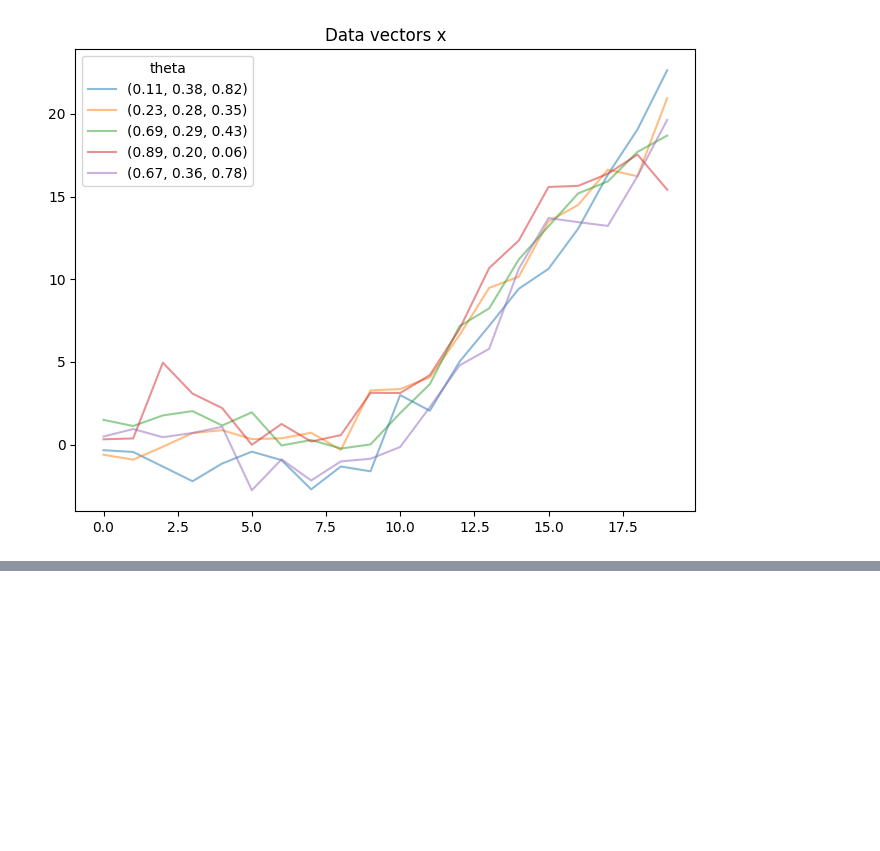
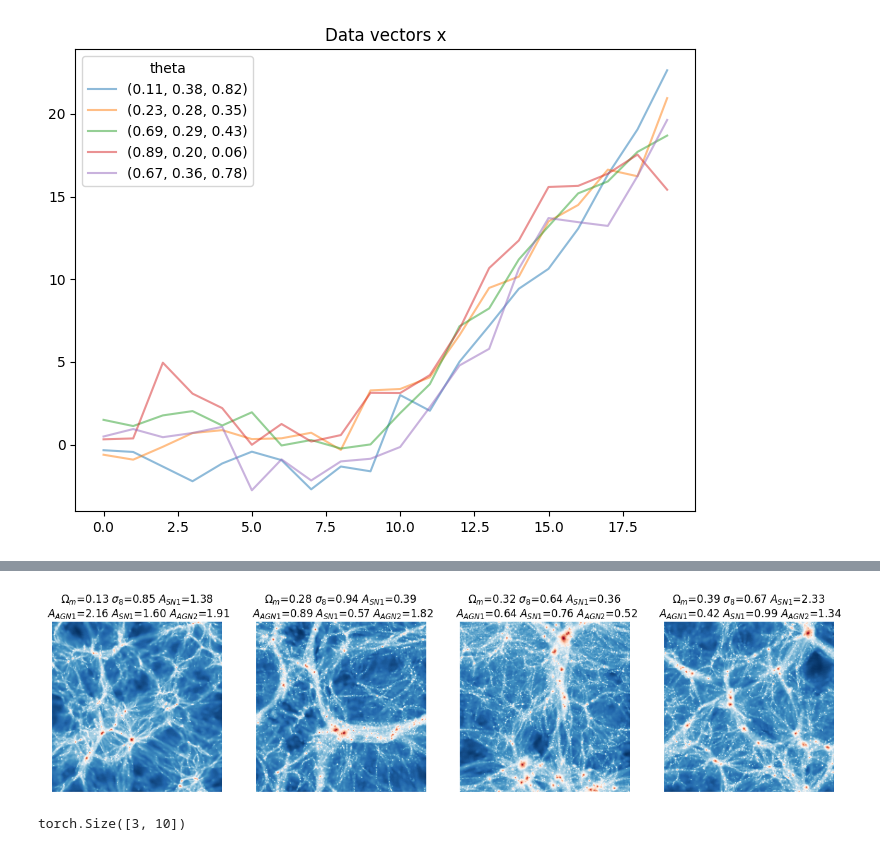
Before and after one commit to maho3/ltu-ili, a Jupyter notebook: notebooks/tutorial.ipynb, the cells around one changed output, grey strips where cells are left out. Saved outputs shown, nothing was run; the diff lists cells and outputs as text; code cells hidden in the pictures; blank space fills up the shorter version.

```diff
--- a/notebooks/tutorial.ipynb
+++ b/notebooks/tutorial.ipynb
@@ -77,3 +80,6 @@ runner = SBIRunner(
     proposal=None,
     output_path=None  # no output path, so nothing will be saved to file
 )
+# %%
+# train the model
+posterior, summaries = runner(loader=loader)
@@ -150,6 +311,14 @@ f = metric(posterior=posterior, x_obs = x[ind], theta_obs=theta[ind], x=x, theta
 # %%
 # calculate and plot the TARP metric to describe multivariate posterior coverage
+# (note, with MCMC this takes a while)
 metric = TARP(
-    backend='sbi', output_path=None, num_samples=1000,
-    sample_method='pyro', labels=[f'$\\theta_{i}$' for i in range(3)])
-f = metric(posterior=posterior, x_obs = x[ind], theta_obs=theta[ind], x=x, theta=theta)
+    backend='sbi', output_path=None, num_samples=10,
+    sample_method='slice_np_vectorized',
+    sample_params={'num_chains': 4, 'burn_in':100, 'thin': 1},
+    labels=[f'$\\theta_{i}$' for i in range(3)]
+)
+fig = metric(
+    posterior=posterior,
+    x_obs = x[ind], theta_obs=theta[ind],
+    x=x, theta=theta
+)
@@ -162,0 +337,12 @@ This example uses the same dataset as the previous SNPE example, but uses a like
+# %%
+x = np.log10(np.load('./toy/Maps_Mcdm_IllustrisTNG_LH_z=0.00.npy'))
+theta = np.loadtxt('./toy/params_LH_IllustrisTNG.txt')
+theta = np.repeat(theta, 15, axis=0)
+
+mask = np.random.rand(len(theta))<0.1
+x = x[mask]
+theta = theta[mask]
+
+x = x[:,None,...]
+
+loader = NumpyLoader(x=x, theta=theta)
@@ -162,0 +352,46 @@ This example uses the same dataset as the previous SNPE example, but uses a like
+# %%
+labels = [r'$\Omega_m$', r'$\sigma_8$', r'$A_{SN1}$',
+          r'$A_{AGN1}$', r'$A_{SN1}$', r'$A_{AGN2}$']
+
+# plot a few examples of the data
+fig, axs = plt.subplots(1, 4, figsize=(16, 4))
+for i in range(4):
+    ind = np.random.randint(len(x))
+    im = axs[i].imshow(x[ind,0], cmap='RdBu_r')
+
+    title = [f'{labels[j]}={theta[ind,j]:.2f}' for j in range(6)]
+    title.insert(3, '\n')
+    axs[i].set_title(' '.join(title))
+    axs[i].axis('off')
+# %% [output]
+[figure, added]
+# %%
+# let's build a convolutional embedding network for processing images
+
+class ConvNet(nn.Module):
+    def __init__(self):
+        super(ConvNet, self).__init__()
+        self.conv_layers = nn.Sequential(
+            nn.Conv2d(1, 8, kernel_size=8, stride=2, padding=1),
+            nn.ReLU(),
+            nn.MaxPool2d(kernel_size=4, stride=2),
+            nn.Conv2d(8, 16, kernel_size=4, stride=2, padding=1),
+            nn.ReLU(),
+            nn.MaxPool2d(kernel_size=4, stride=2),
+            nn.Conv2d(16, 32, kernel_size=4, stride=2, padding=1),
+            nn.ReLU(),
+            nn.MaxPool2d(kernel_size=4, stride=2)
+        )
+        self.fc_layers = nn.Sequential(
+            nn.Linear(128, 32),
+            nn.ReLU(),
+            nn.Linear(32, 10)
+        )
+
+    def forward(self, x):
+        out = self.conv_layers(x)
+        out = out.view(out.size(0), -1)
+        out = self.fc_layers(out)
+        return out
+# %% [output]
+torch.Size([3, 10])
```
Also changed, not shown: parts of 31 cells of this notebook.
